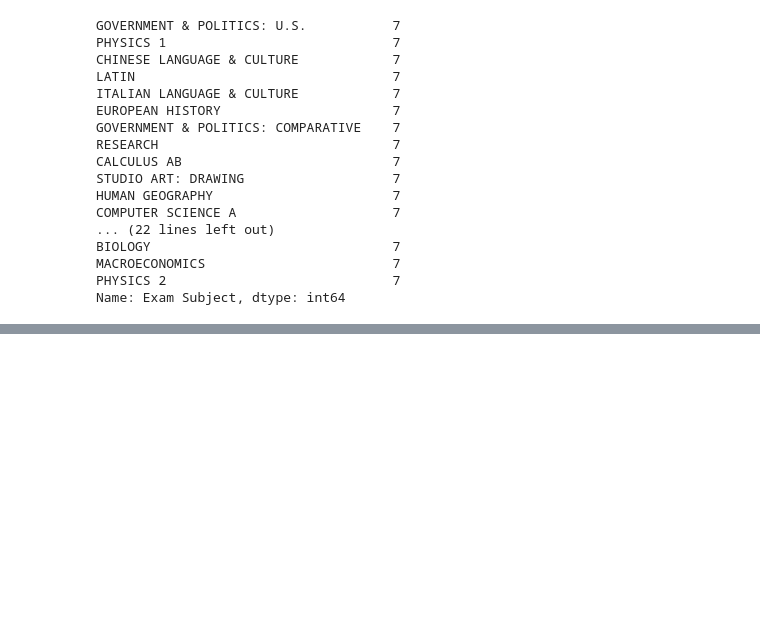
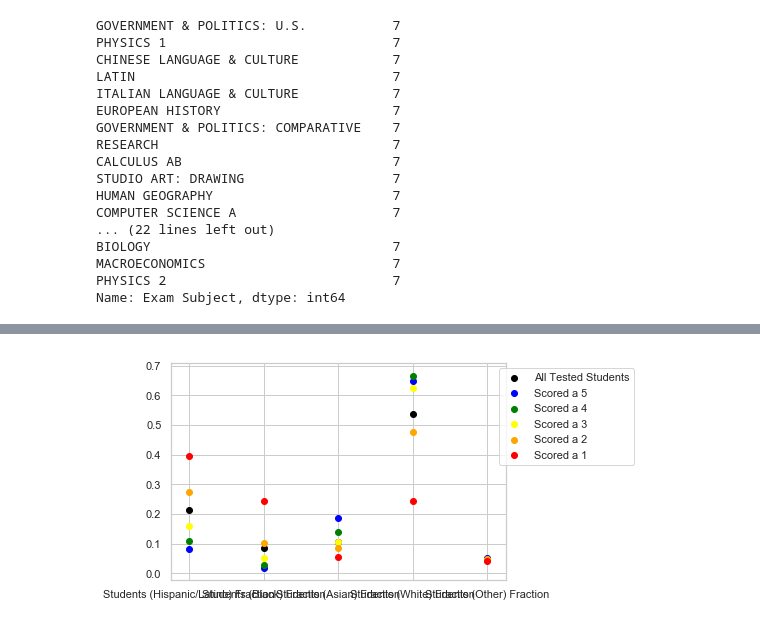
Before and after one commit to jtillis0317/Drills-and-Projects, a Jupyter notebook: Unit 1 Capstone.ipynb, the cells around one changed output, grey strips where cells are left out. Saved outputs shown, nothing was run; the diff lists cells and outputs as text; code cells hidden in the pictures; blank space fills up the shorter version.

```diff
--- a/Unit 1 Capstone.ipynb
+++ b/Unit 1 Capstone.ipynb
@@ -527,0 +236,23 @@ One machine in a 3-machine establishment produces 34.55402251394141 percent of o
+# %%
+plt.scatter(y=ap_lit_transposed.iloc[-5:, 5], x=ap_lit_transposed.index[-5:], color = "black", label = "All Tested Students")
+plt.scatter(y=ap_lit_transposed.iloc[-5:, 0], x=ap_lit_transposed.index[-5:], color = "blue", label = "Scored a 5")
+plt.scatter(y=ap_lit_transposed.iloc[-5:, 1], x=ap_lit_transposed.index[-5:], color = "green", label = "Scored a 4")
+plt.scatter(y=ap_lit_transposed.iloc[-5:, 2], x=ap_lit_transposed.index[-5:], color = "yellow", label = "Scored a 3")
+plt.scatter(y=ap_lit_transposed.iloc[-5:, 3], x=ap_lit_transposed.index[-5:], color = "orange", label = "Scored a 2")
+plt.scatter(y=ap_lit_transposed.iloc[-5:, 4], x=ap_lit_transposed.index[-5:], color = "red", label = "Scored a 1")
+
+
+
+
+#plt.xticks(rotation=70)
+plt.legend(loc="upper right", bbox_to_anchor=(.9, 0, .5, 1))
+plt.show()
+
+
+
+#sns.set(style="whitegrid")
+#sns.lmplot(y=ap_lit_transposed.iloc[-5:, 5], x=ap_lit_transposed.index[-5:], data=ap_lit_transposed)
+#plt.xlabel("Price Per Square Foot in July 2018")
+#plt.title("Plot 1: Scatter Plot of SizeRank and July 2018 Price Per Square Foot", fontsize=13)
+# %% [output]
+[figure, added]
```
Also changed, not shown: parts of 72 cells of this notebook.
